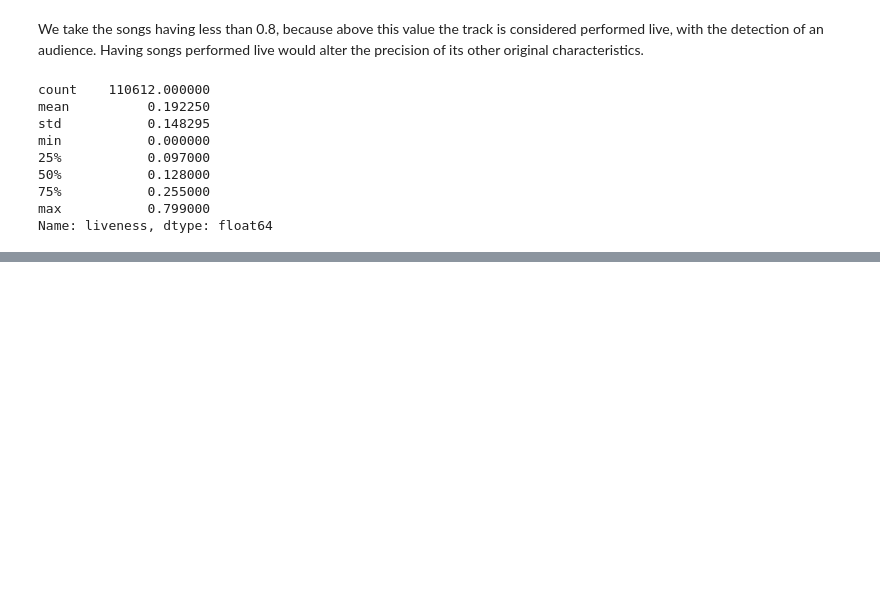
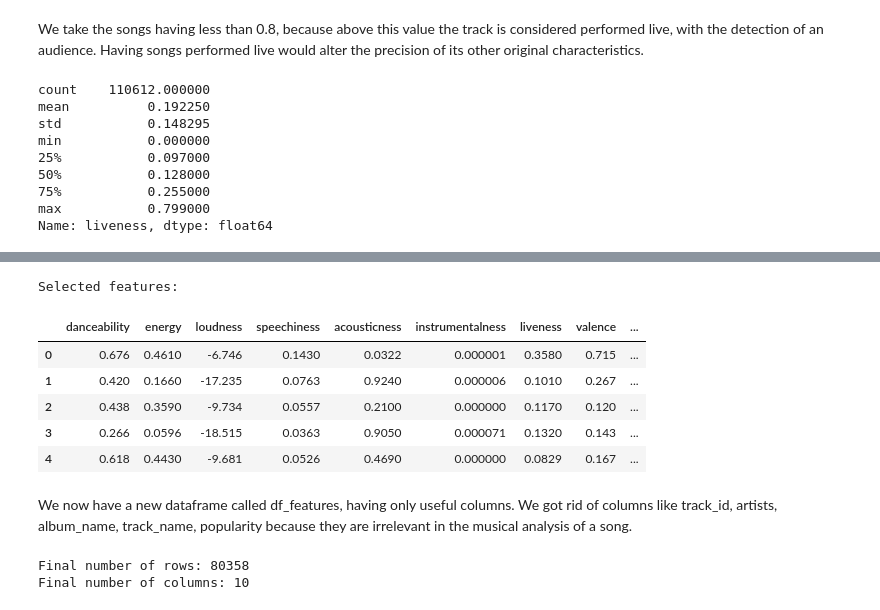
Before and after one commit to LorisCacciottolo/Machine-learning-project, a Jupyter notebook: ML_Project/Spotify_track_project.ipynb, the cells around one changed output, grey strips where cells are left out. Drawn from its saved outputs; the diff is of its cells as text; code cells hidden in the pictures; blank space fills up the shorter version.

Commit message:
columns selection, duplicated songs deletion, empty values rows deletion

```diff
--- a/ML_Project/Spotify_track_project.ipynb
+++ b/ML_Project/Spotify_track_project.ipynb
@@ -264,0 +271,3 @@ Name: liveness, dtype: float64
+# %%
+df = df.dropna()
+df.isnull().sum()
@@ -264,0 +294,3 @@ Name: liveness, dtype: float64
+# %%
+df = df.drop_duplicates(subset='track_id', keep='first')
+print("Remaining rows after removing duplicate track IDs:", len(df))
@@ -264,0 +324,34 @@ Name: liveness, dtype: float64
+# %%
+selected_features = [
+    'danceability',
+    'energy',
+    'loudness',
+    'speechiness',
+    'acousticness',
+    'instrumentalness',
+    'liveness',
+    'valence',
+    'tempo',
+    'duration_ms'
+]
+
+df_features = df[selected_features].copy()
+
+print("Selected features:")
+df_features.head()
+# %% [output]
+Selected features:
+|  | danceability | energy | loudness | speechiness | acousticness | instrumentalness | liveness | valence | ... |
+| 0 | 0.676 | 0.4610 | -6.746 | 0.1430 | 0.0322 | 0.000001 | 0.3580 | 0.715 | ... |
+| 1 | 0.420 | 0.1660 | -17.235 | 0.0763 | 0.9240 | 0.000006 | 0.1010 | 0.267 | ... |
+| 2 | 0.438 | 0.3590 | -9.734 | 0.0557 | 0.2100 | 0.000000 | 0.1170 | 0.120 | ... |
+| 3 | 0.266 | 0.0596 | -18.515 | 0.0363 | 0.9050 | 0.000071 | 0.1320 | 0.143 | ... |
+| 4 | 0.618 | 0.4430 | -9.681 | 0.0526 | 0.4690 | 0.000000 | 0.0829 | 0.167 | ... |
+# %% [markdown]
+We now have a new dataframe called df_features, having only useful columns. We got rid of columns like track_id, artists, album_name, track_name, popularity because they are irrelevant in the musical analysis of a song.
+# %%
+print("Final number of rows:", len(df_features))
+print("Final number of columns:", df_features.shape[1])
+# %% [output]
+Final number of rows: 80358
+Final number of columns: 10
```
Also changed, not shown: parts of 10 cells of this notebook.
